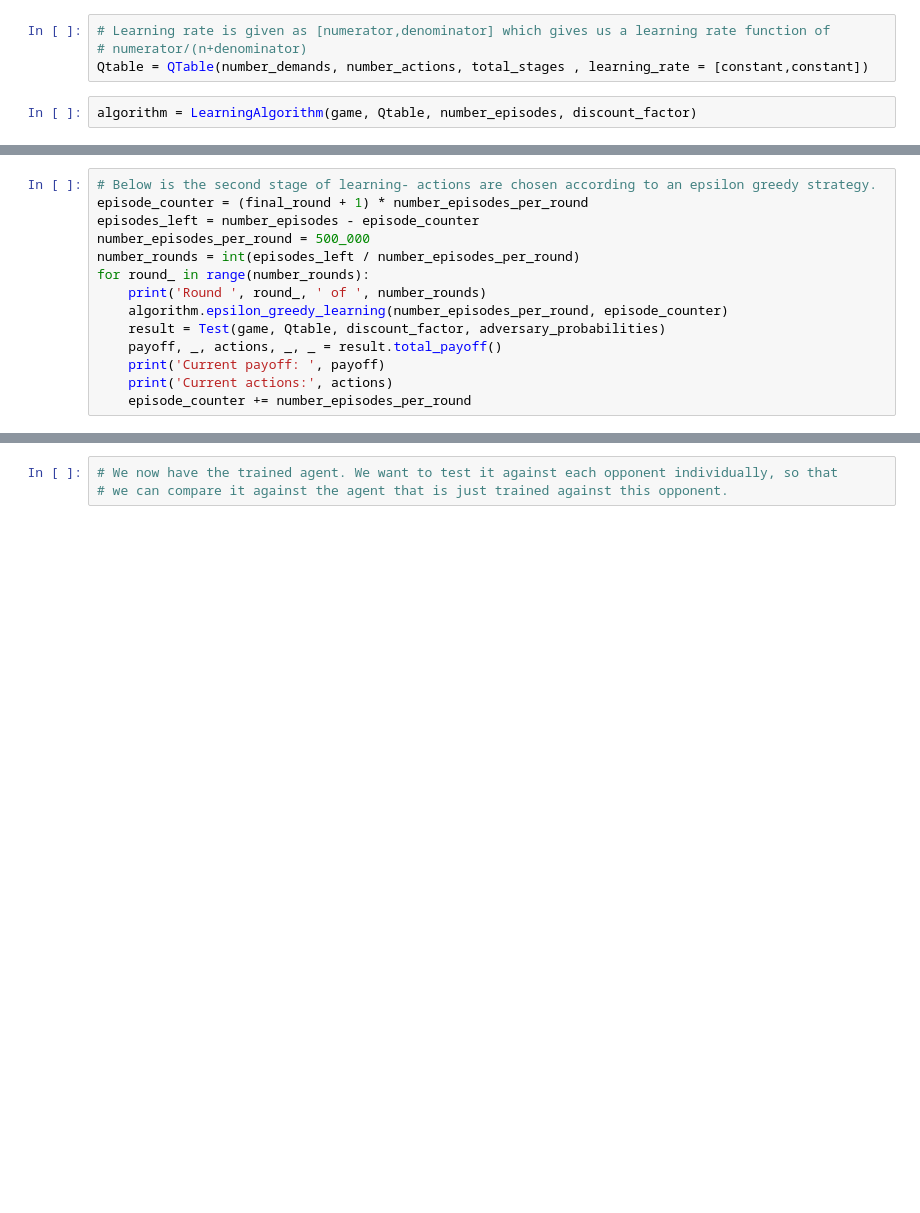
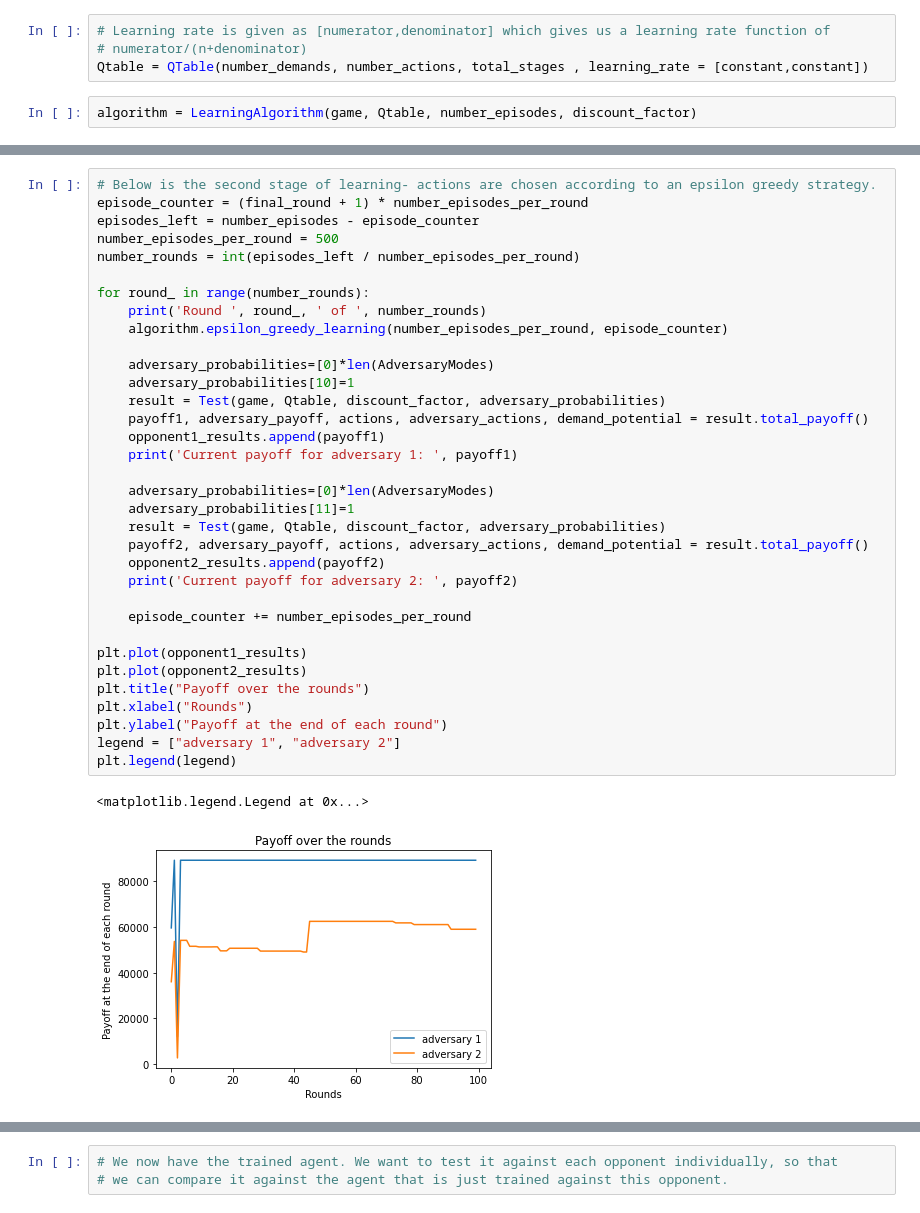
Before and after one commit to stengel/EquiLearn, a Jupyter notebook: qLearning/Episodic_learning_with_memory/qLearningSimulations.ipynb, the cells around one changed output, grey strips where cells are left out. Cells and saved outputs as stored; diff of their text form; blank space fills up the shorter version.

```diff
--- a/qLearning/Episodic_learning_with_memory/qLearningSimulations.ipynb
+++ b/qLearning/Episodic_learning_with_memory/qLearningSimulations.ipynb
@@ -52,14 +108,37 @@ plt.plot(errors[0:final_round+1])
 # %%
 # Below is the second stage of learning- actions are chosen according to an epsilon greedy strategy.
 episode_counter = (final_round + 1) * number_episodes_per_round
 episodes_left = number_episodes - episode_counter
-number_episodes_per_round = 500_000
+number_episodes_per_round = 500
 number_rounds = int(episodes_left / number_episodes_per_round)
+
 for round_ in range(number_rounds):
     print('Round ', round_, ' of ', number_rounds)
     algorithm.epsilon_greedy_learning(number_episodes_per_round, episode_counter)
+
+    adversary_probabilities=[0]*len(AdversaryModes)
+    adversary_probabilities[10]=1
     result = Test(game, Qtable, discount_factor, adversary_probabilities)
-    payoff, _, actions, _, _ = result.total_payoff()
-    print('Current payoff: ', payoff)
-    print('Current actions:', actions)
+    payoff1, adversary_payoff, actions, adversary_actions, demand_potential = result.total_payoff()
+    opponent1_results.append(payoff1)
+    print('Current payoff for adversary 1: ', payoff1)
+
+    adversary_probabilities=[0]*len(AdversaryModes)
+    adversary_probabilities[11]=1
+    result = Test(game, Qtable, discount_factor, adversary_probabilities)
+    payoff2, adversary_payoff, actions, adversary_actions, demand_potential = result.total_payoff()
+    opponent2_results.append(payoff2)
+    print('Current payoff for adversary 2: ', payoff2)
+
     episode_counter += number_episodes_per_round
+
+plt.plot(opponent1_results)
+plt.plot(opponent2_results)
+plt.title("Payoff over the rounds")
+plt.xlabel("Rounds")
+plt.ylabel("Payoff at the end of each round")
+legend = ["adversary 1", "adversary 2"]
+plt.legend(legend)
+# %% [output]
+<matplotlib.legend.Legend at 0x...>
+[figure, added]
```
Also changed, not shown: parts of 9 cells of this notebook, 1 other file.
